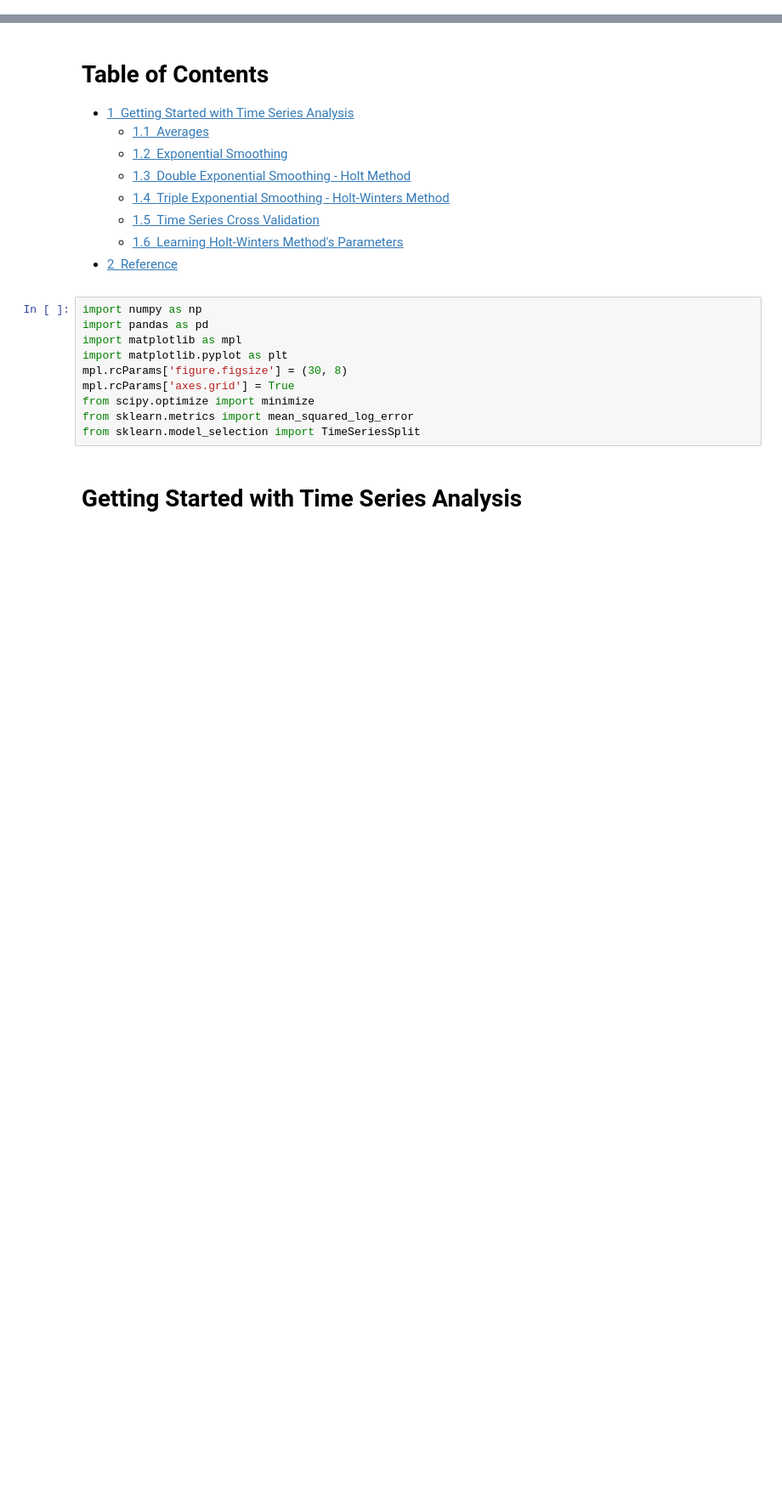
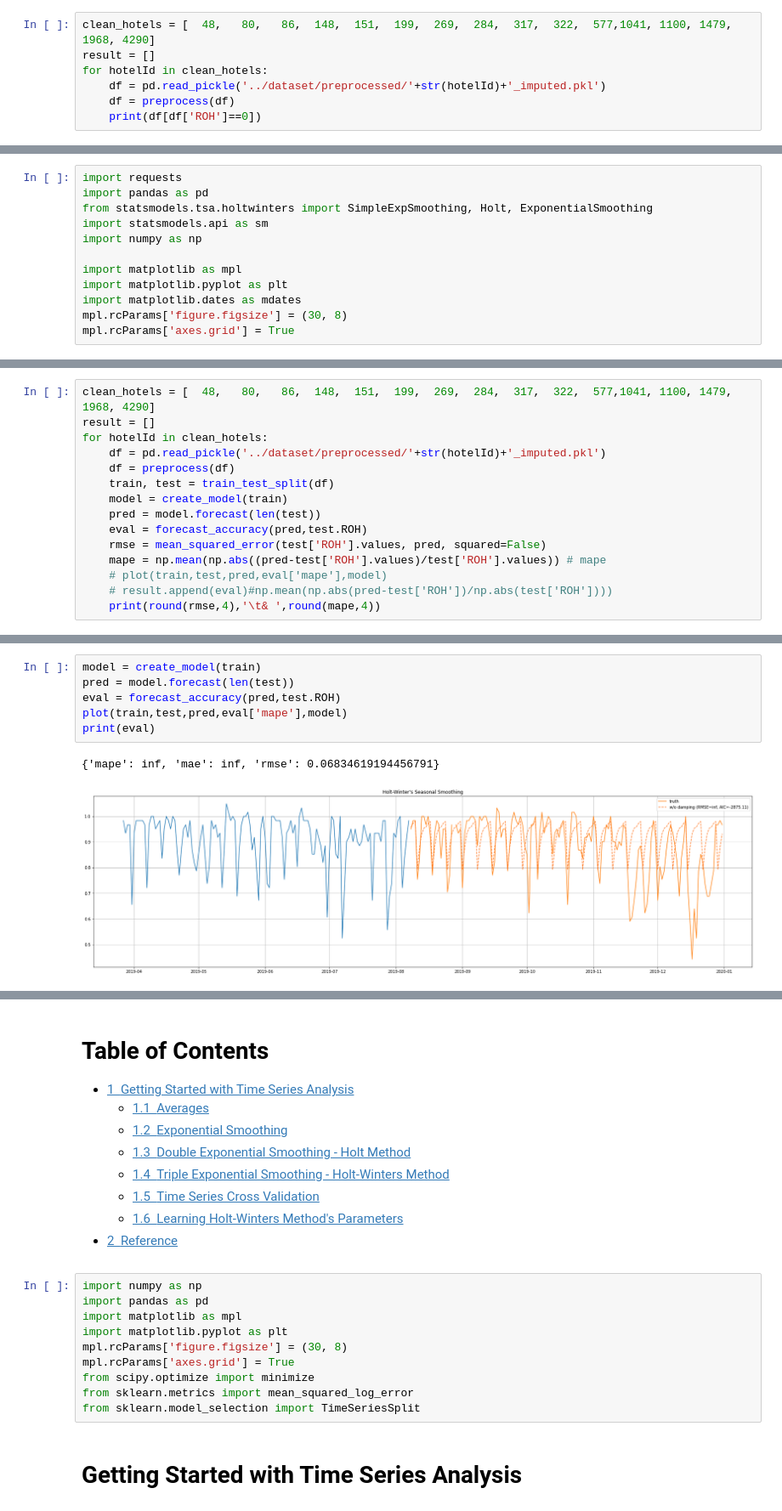
Before and after one commit to ahmadabdullah247/thesis, a Jupyter notebook: SingleHotel/LA_ETS.ipynb, the cells around one changed output, grey strips where cells are left out. Shown at 85% size. Drawn from its saved outputs; the diff is of its cells as text; blank space fills up the shorter version.

```diff
--- a/SingleHotel/LA_ETS.ipynb
+++ b/SingleHotel/LA_ETS.ipynb
@@ -0,0 +1,7 @@
+# %%
+clean_hotels = [  48,   80,   86,  148,  151,  199,  269,  284,  317,  322,  577,1041, 1100, 1479, 1968, 4290]
+result = []
+for hotelId in clean_hotels:
+    df = pd.read_pickle('../dataset/preprocessed/'+str(hotelId)+'_imputed.pkl')
+    df = preprocess(df)
+    print(df[df['ROH']==0])
@@ -0,0 +26,12 @@
+# %%
+import requests
+import pandas as pd
+from statsmodels.tsa.holtwinters import SimpleExpSmoothing, Holt, ExponentialSmoothing
+import statsmodels.api as sm
+import numpy as np
+
+import matplotlib as mpl
+import matplotlib.pyplot as plt
+import matplotlib.dates as mdates
+mpl.rcParams['figure.figsize'] = (30, 8)
+mpl.rcParams['axes.grid'] = True
@@ -0,0 +93,15 @@
+# %%
+clean_hotels = [  48,   80,   86,  148,  151,  199,  269,  284,  317,  322,  577,1041, 1100, 1479, 1968, 4290]
+result = []
+for hotelId in clean_hotels:
+    df = pd.read_pickle('../dataset/preprocessed/'+str(hotelId)+'_imputed.pkl')
+    df = preprocess(df)
+    train, test = train_test_split(df)
+    model = create_model(train)
+    pred = model.forecast(len(test))
+    eval = forecast_accuracy(pred,test.ROH)
+    rmse = mean_squared_error(test['ROH'].values, pred, squared=False)
+    mape = np.mean(np.abs((pred-test['ROH'].values)/test['ROH'].values)) # mape
+    # plot(train,test,pred,eval['mape'],model)
+    # result.append(eval)#np.mean(np.abs(pred-test['ROH'])/np.abs(test['ROH'])))
+    print(round(rmse,4),'\t& ',round(mape,4))
@@ -0,0 +196,9 @@
+# %%
+model = create_model(train)
+pred = model.forecast(len(test))
+eval = forecast_accuracy(pred,test.ROH)
+plot(train,test,pred,eval['mape'],model)
+print(eval)
+# %% [output]
+{'mape': inf, 'mae': inf, 'rmse': 0.06834619194456791}
+[figure, added]
```
Also changed, not shown: parts of 14 cells of this notebook, 5 other files.
